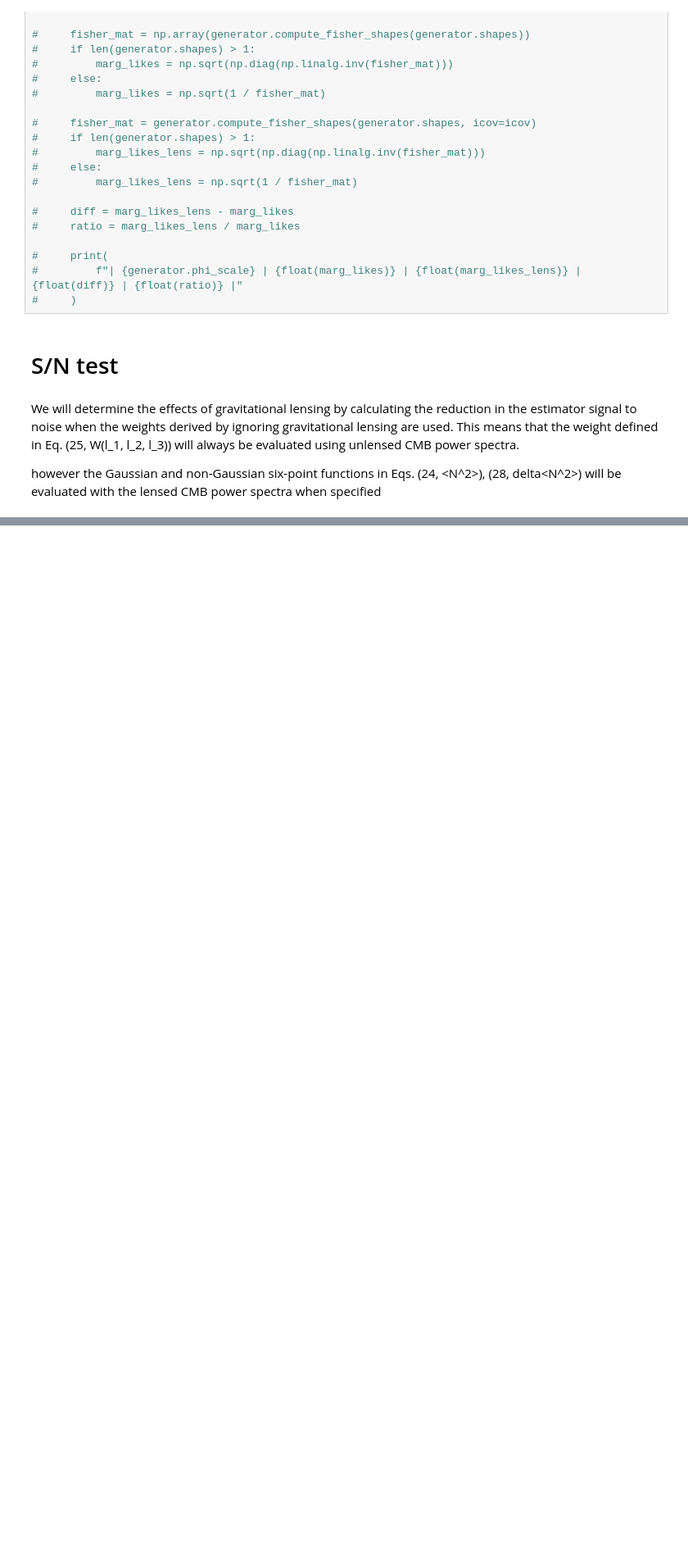
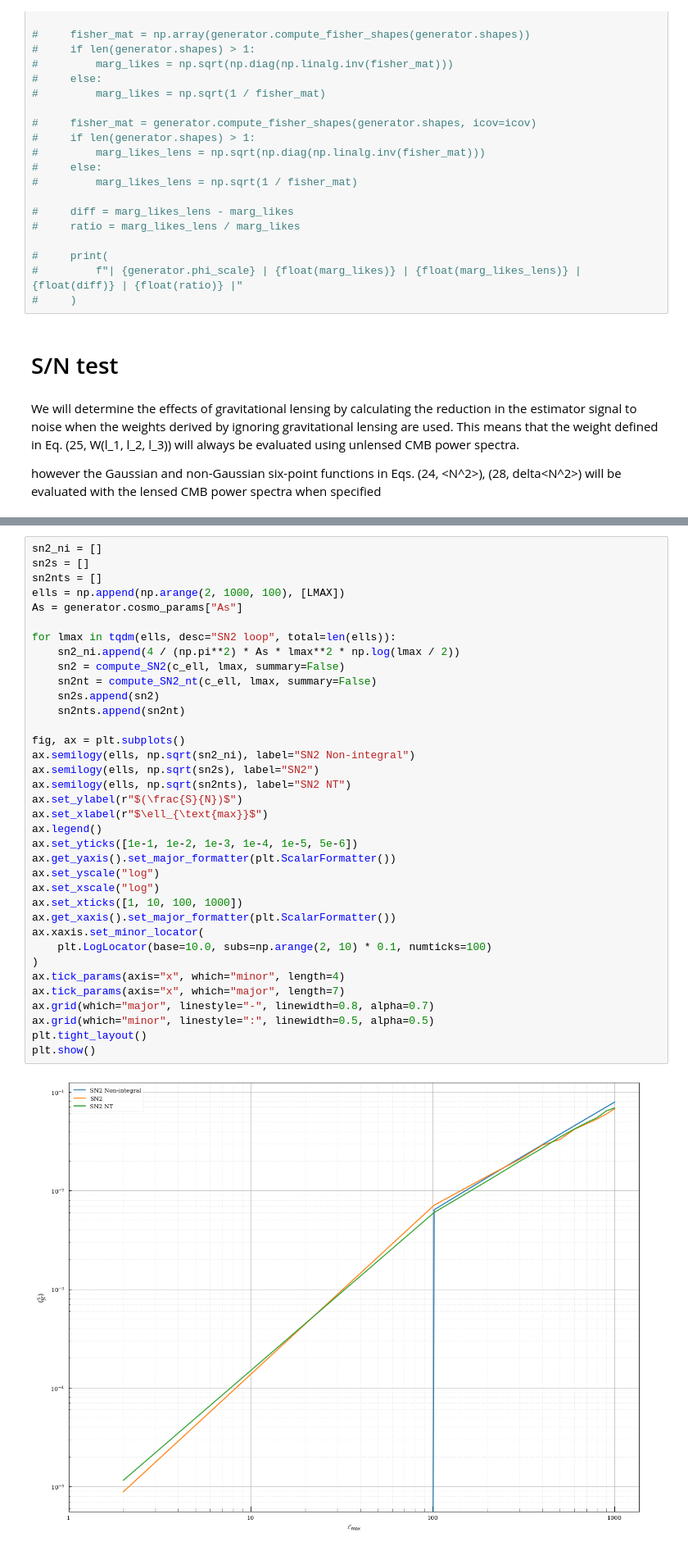
Before and after one commit to JBrandonS/MLPNG, a Jupyter notebook: notebooks/lens_test.ipynb, the cells around one changed output, grey strips where cells are left out. Shown at 82% size. Drawn from its saved outputs; the diff is of its cells as text; blank space fills up the shorter version.

```diff
--- a/notebooks/lens_test.ipynb
+++ b/notebooks/lens_test.ipynb
@@ -447,0 +969,38 @@ plt.plot(np.arange(generator.n_ell), s_n_lens / s_n_0)
+# %%
+sn2_ni = []
+sn2s = []
+sn2nts = []
+ells = np.append(np.arange(2, 1000, 100), [LMAX])
+As = generator.cosmo_params["As"]
+
+for lmax in tqdm(ells, desc="SN2 loop", total=len(ells)):
+    sn2_ni.append(4 / (np.pi**2) * As * lmax**2 * np.log(lmax / 2))
+    sn2 = compute_SN2(c_ell, lmax, summary=False)
+    sn2nt = compute_SN2_nt(c_ell, lmax, summary=False)
+    sn2s.append(sn2)
+    sn2nts.append(sn2nt)
+
+fig, ax = plt.subplots()
+ax.semilogy(ells, np.sqrt(sn2_ni), label="SN2 Non-integral")
+ax.semilogy(ells, np.sqrt(sn2s), label="SN2")
+ax.semilogy(ells, np.sqrt(sn2nts), label="SN2 NT")
+ax.set_ylabel(r"$(\frac{S}{N})$")
+ax.set_xlabel(r"$\ell_{\text{max}}$")
+ax.legend()
+ax.set_yticks([1e-1, 1e-2, 1e-3, 1e-4, 1e-5, 5e-6])
+ax.get_yaxis().set_major_formatter(plt.ScalarFormatter())
+ax.set_yscale("log")
+ax.set_xscale("log")
+ax.set_xticks([1, 10, 100, 1000])
+ax.get_xaxis().set_major_formatter(plt.ScalarFormatter())
+ax.xaxis.set_minor_locator(
+    plt.LogLocator(base=10.0, subs=np.arange(2, 10) * 0.1, numticks=100)
+)
+ax.tick_params(axis="x", which="minor", length=4)
+ax.tick_params(axis="x", which="major", length=7)
+ax.grid(which="major", linestyle="-", linewidth=0.8, alpha=0.7)
+ax.grid(which="minor", linestyle=":", linewidth=0.5, alpha=0.5)
+plt.tight_layout()
+plt.show()
+# %% [output]
+[figure, added]
```
Also changed, not shown: parts of 54 cells of this notebook, 7 other files.
